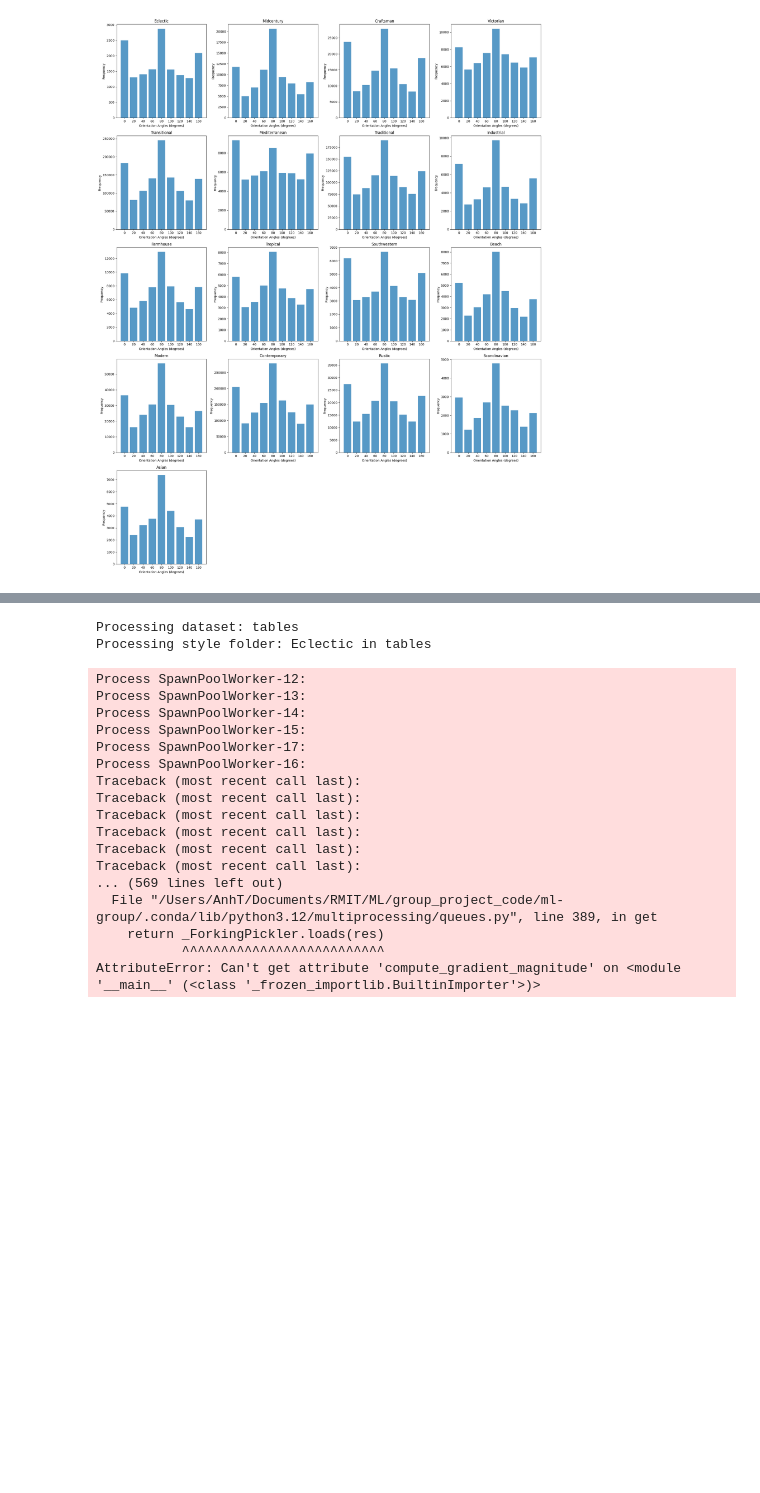
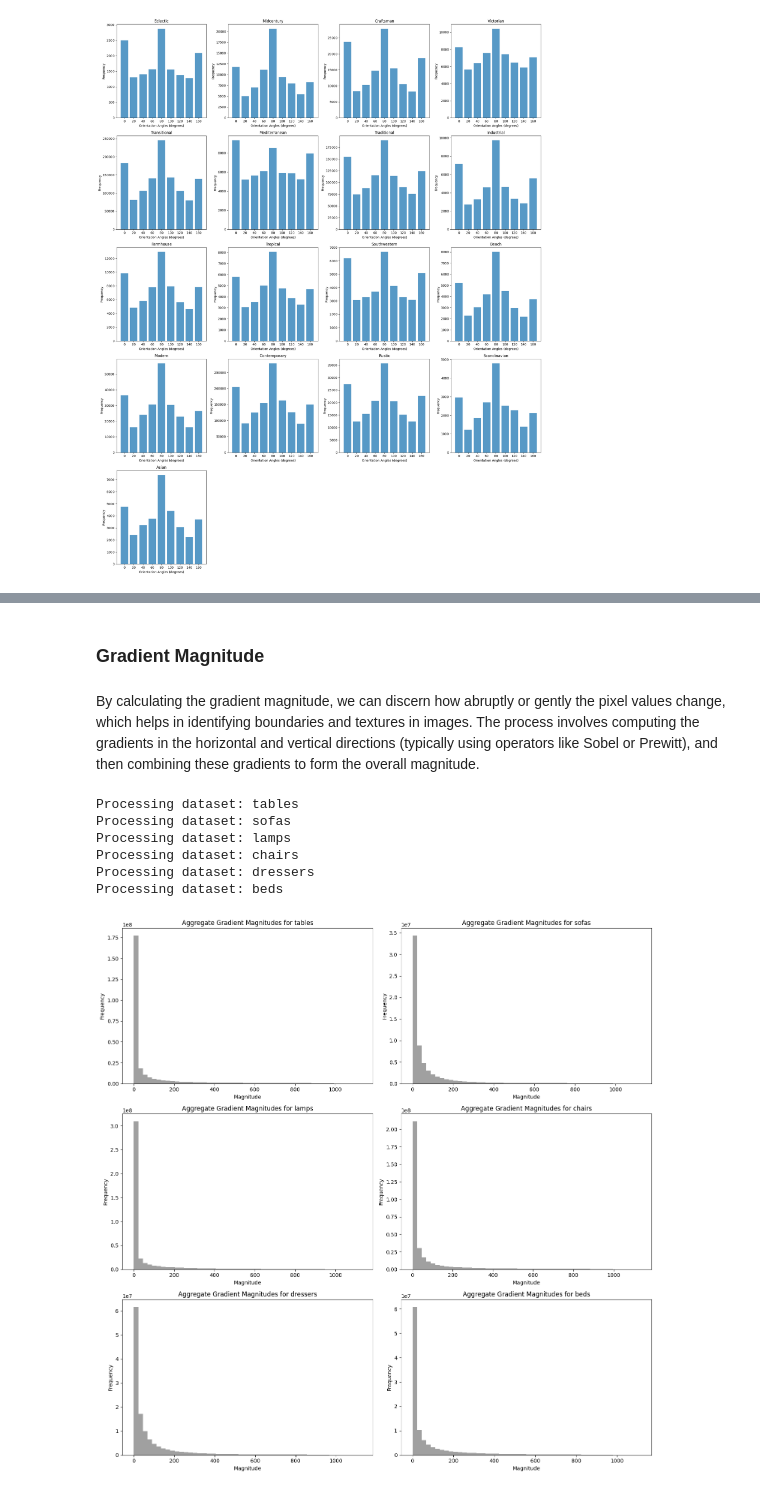
Before and after one commit to Mudoker/furniture-recognition-model, a Jupyter notebook: notebooks/data_analysis/exploratory_data_analysis.ipynb, the cells around one changed output, grey strips where cells are left out. Saved outputs shown, nothing was run; the diff lists cells and outputs as text; code cells hidden in the pictures; blank space fills up the shorter version.

```diff
--- a/notebooks/data_analysis/exploratory_data_analysis.ipynb
+++ b/notebooks/data_analysis/exploratory_data_analysis.ipynb
@@ -653 +580,5 @@ Asian style stands out with lower peak intensities, suggesting a subtler use of
+# %% [markdown]
+### Gradient Magnitude
+# %% [markdown]
+By calculating the gradient magnitude, we can discern how abruptly or gently the pixel values change, which helps in identifying boundaries and textures in images. The process involves computing the gradients in the horizontal and vertical directions (typically using operators like Sobel or Prewitt), and then combining these gradients to form the overall magnitude.
 # %%
@@ -699,22 +635,10 @@ def analyze_gradient_magnitude_subfolders(image_dir):
 # %%
-analyze_gradient_magnitude_subfolders(image_dir)
+analyze_gradient_magnitude_folders(image_dir)
 # %% [output]
 Processing dataset: tables
-Processing style folder: Eclectic in tables
+Processing dataset: sofas
+Processing dataset: lamps
+Processing dataset: chairs
+Processing dataset: dressers
+Processing dataset: beds
-Process SpawnPoolWorker-12:
-Process SpawnPoolWorker-13:
-Process SpawnPoolWorker-14:
-Process SpawnPoolWorker-15:
-Process SpawnPoolWorker-17:
-Process SpawnPoolWorker-16:
-Traceback (most recent call last):
-Traceback (most recent call last):
-Traceback (most recent call last):
-Traceback (most recent call last):
-Traceback (most recent call last):
-Traceback (most recent call last):
-... (569 lines left out)
-  File "/Users/AnhT/Documents/RMIT/ML/group_project_code/ml-group/.conda/lib/python3.12/multiprocessing/queues.py", line 389, in get
-    return _ForkingPickler.loads(res)
-           ^^^^^^^^^^^^^^^^^^^^^^^^^^
-AttributeError: Can't get attribute 'compute_gradient_magnitude' on <module '__main__' (<class '_frozen_importlib.BuiltinImporter'>)>
+[figure, added]
```
Also changed, not shown: parts of 10 cells of this notebook.
